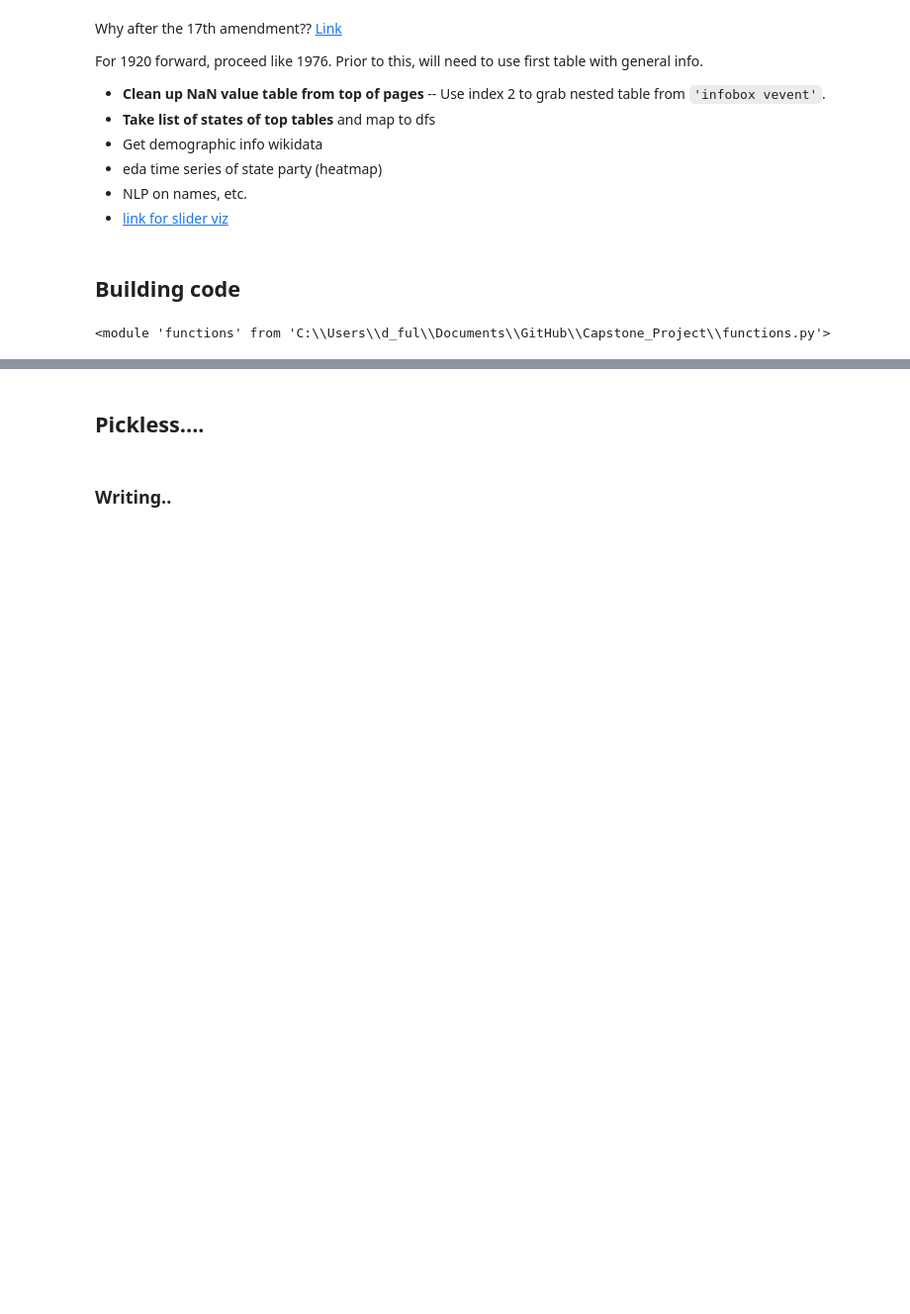
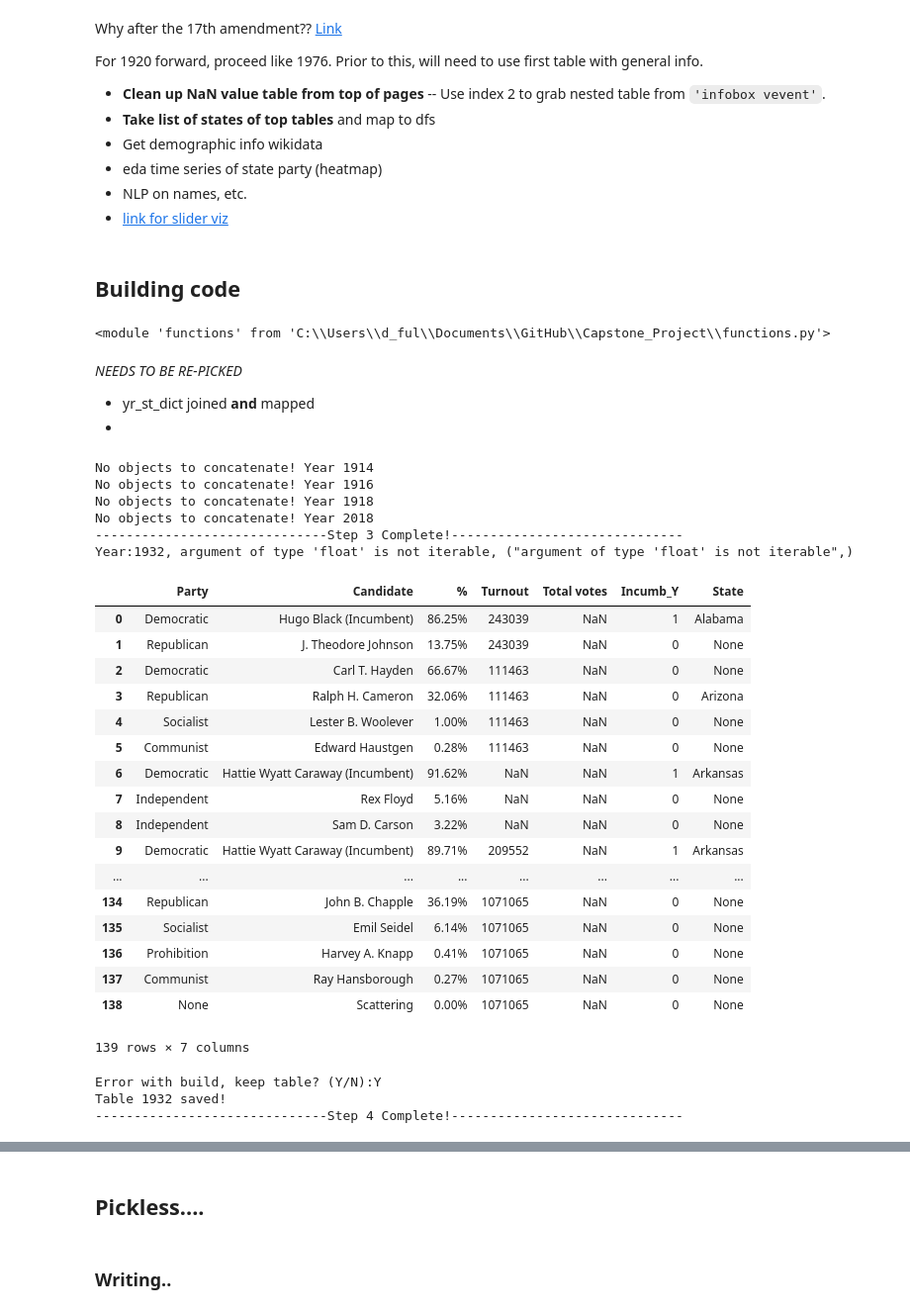
Before and after one commit to dfuller22/US_Senate_Election_Predictor, a Jupyter notebook: PlayG2.ipynb, the cells around one changed output, grey strips where cells are left out. Shown: that part at 99% size. Saved outputs shown, nothing was run; the diff lists cells and outputs as text; code cells hidden in the pictures; blank space fills up the shorter version.

Commit message:
Update
Finishing leader cleaning function and continuing merging of tables

```diff
--- a/PlayG2.ipynb
+++ b/PlayG2.ipynb
@@ -46,16 +46,48 @@ reload(dlf)
 # yr_sum_tables = dlf.yr_summary_collector(election_collection_raw)
 # yr_sum_dict = dlf.yr_sum_formatter(yr_sum_tables)
 # name_lookup_df = dlf.master_tabler(yr_sum_dict)
+# %% [markdown]
+*NEEDS TO BE RE-PICKED*
+* yr_st_dict joined **and** mapped
+*
 # %%
 # yr_st_elects = dlf.st_election_collector(election_collection_raw)
 # print(('---'*10)+'Step 1 Complete!'+('---'*10))
 # print('yr_st_elects length:', len(yr_st_elects))
 
 # yr_st_dict = dlf.st_election_cleaner(yr_st_elects)
 # print(('---'*10)+'Step 2 Complete!'+('---'*10))
 
-# yr_st_dict_joined = dlf.st_election_aggregator(yr_st_dict)
-# print(('---'*10)+'Step 3 Complete!'+('---'*10))
+yr_st_dict_joined = dlf.st_election_aggregator(yr_st_dict)
+print(('---'*10)+'Step 3 Complete!'+('---'*10))
 
-# yr_st_dict_mapped = dlf.st_election_state_mapper(yr_st_dict_joined, name_lookup_df)
-# print(('---'*10)+'Step 4 Complete!'+('---'*10))
+yr_st_dict_mapped = dlf.st_election_state_mapper(yr_st_dict_joined, name_lookup_df)
+print(('---'*10)+'Step 4 Complete!'+('---'*10))
+# %% [output]
+No objects to concatenate! Year 1914
+No objects to concatenate! Year 1916
+No objects to concatenate! Year 1918
+No objects to concatenate! Year 2018
+------------------------------Step 3 Complete!------------------------------
+Year:1932, argument of type 'float' is not iterable, ("argument of type 'float' is not iterable",)
+|  | Party | Candidate | % | Turnout | Total votes | Incumb_Y | State |
+| 0 | Democratic | Hugo Black (Incumbent) | 86.25% | 243039 | NaN | 1 | Alabama |
+| 1 | Republican | J. Theodore Johnson | 13.75% | 243039 | NaN | 0 | None |
+| 2 | Democratic | Carl T. Hayden | 66.67% | 111463 | NaN | 0 | None |
+| 3 | Republican | Ralph H. Cameron | 32.06% | 111463 | NaN | 0 | Arizona |
+| 4 | Socialist | Lester B. Woolever | 1.00% | 111463 | NaN | 0 | None |
+| 5 | Communist | Edward Haustgen | 0.28% | 111463 | NaN | 0 | None |
+| 6 | Democratic | Hattie Wyatt Caraway (Incumbent) | 91.62% | NaN | NaN | 1 | Arkansas |
+| 7 | Independent | Rex Floyd | 5.16% | NaN | NaN | 0 | None |
+| 8 | Independent | Sam D. Carson | 3.22% | NaN | NaN | 0 | None |
+| 9 | Democratic | Hattie Wyatt Caraway (Incumbent) | 89.71% | 209552 | NaN | 1 | Arkansas |
+| ... | ... | ... | ... | ... | ... | ... | ... |
+| 134 | Republican | John B. Chapple | 36.19% | 1071065 | NaN | 0 | None |
+| 135 | Socialist | Emil Seidel | 6.14% | 1071065 | NaN | 0 | None |
+| 136 | Prohibition | Harvey A. Knapp | 0.41% | 1071065 | NaN | 0 | None |
+| 137 | Communist | Ray Hansborough | 0.27% | 1071065 | NaN | 0 | None |
+| 138 | None | Scattering | 0.00% | 1071065 | NaN | 0 | None |
+139 rows × 7 columns
+Error with build, keep table? (Y/N):Y
+Table 1932 saved!
+------------------------------Step 4 Complete!------------------------------
```
Also changed, not shown: parts of 32 cells of this notebook, 3 other files.
